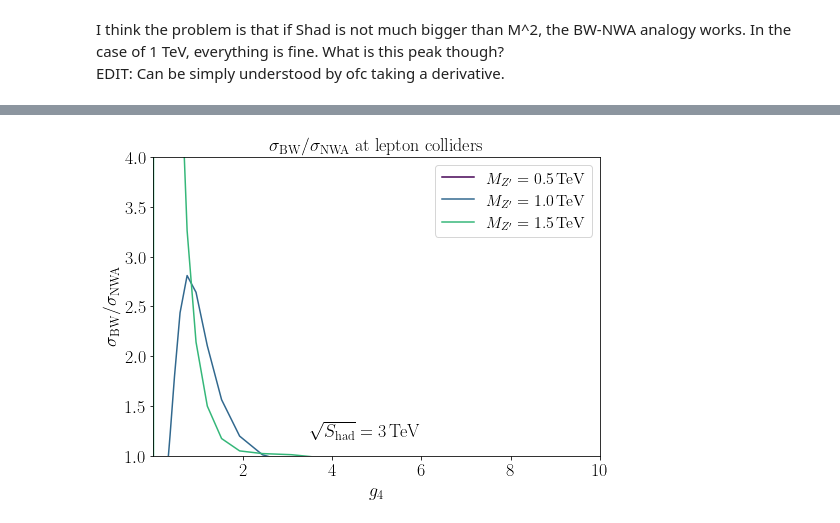
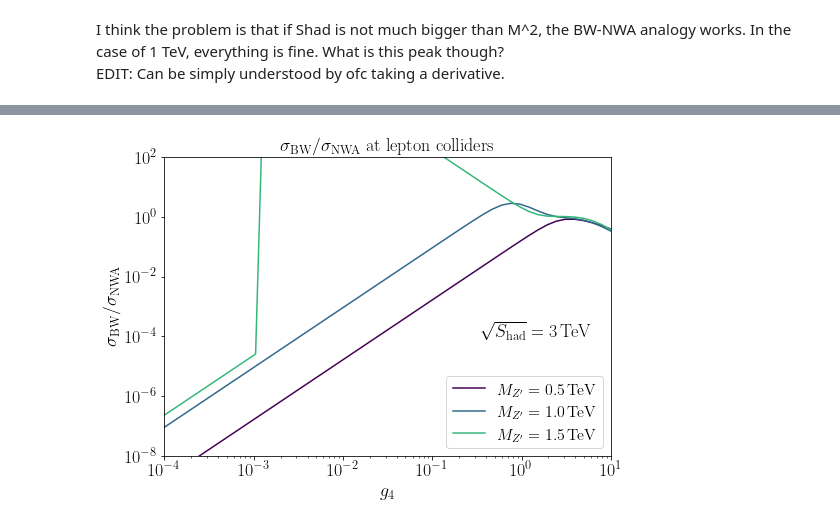
Before and after one commit to armankorajac/finite-width-lepton-colliders, a Jupyter notebook: finite-width.ipynb, the cells around one changed output, grey strips where cells are left out. Cells and saved outputs as stored; diff of their text form; code cells hidden in the pictures.

```diff
--- a/finite-width.ipynb
+++ b/finite-width.ipynb
@@ -704,17 +691,19 @@ array([1.00000000e-04, 1.26485522e-04, 1.59985872e-04, 2.02358965e-04,
+# %%
+xsecHadronic_over_g4_log = np.load('xsecHadronic_MZpVal_g4val_log.npy')
 # %%
 fig, ax = plt.subplots(1,1, figsize=(8, 5.5))
 for i in range(len(MZpVal)):
-    ax.plot(g4val, xsecHadronic_over_g4[i], label = rf"$M_{{Z^\prime}} = {MZpVal[i]*1e-3:.1f}\,\mathrm{{TeV}}$", color = plt.cm.viridis(i/len(MZpVal)))
+    ax.plot(g4val, xsecHadronic_over_g4_log[i], label = rf"$M_{{Z^\prime}} = {MZpVal[i]*1e-3:.1f}\,\mathrm{{TeV}}$", color = plt.cm.viridis(i/len(MZpVal)))
 ax.set_title(r"$\sigma_{\rm BW}/\sigma_{\rm NWA}$ at lepton colliders", fontsize = 18)
 ax.set_xlabel(r"$g_4$", fontsize = 18)
 ax.set_ylabel(r"$\sigma_{\rm BW}/\sigma_{\rm NWA}$", fontsize = 18)
-ax.text(x = 3.5, y = 1.2, s = rf"$ \sqrt{{S_{{\rm had}}}} = {np.sqrt(Shad)/1000:.0f}\,\mathrm{{TeV}}$", fontsize = 18)
-#ax.set_xscale("log")
-#ax.set_yscale("log")
-ax.set_xlim(5e-4, 10)
-ax.set_ylim(1, 4)
+ax.text(x = 3.5e-1, y = 1e-4, s = rf"$ \sqrt{{S_{{\rm had}}}} = {np.sqrt(Shad)/1000:.0f}\,\mathrm{{TeV}}$", fontsize = 18)
+ax.set_xscale("log")
+ax.set_yscale("log")
+ax.set_xlim(1e-4, 10)
+ax.set_ylim(1e-8, 100)
 ax.legend(fontsize = 16)
 
 plt.show()
 # %% [output]
-[figure, old version]
+[figure, new version]
```
Also changed, not shown: parts of 37 cells of this notebook.
